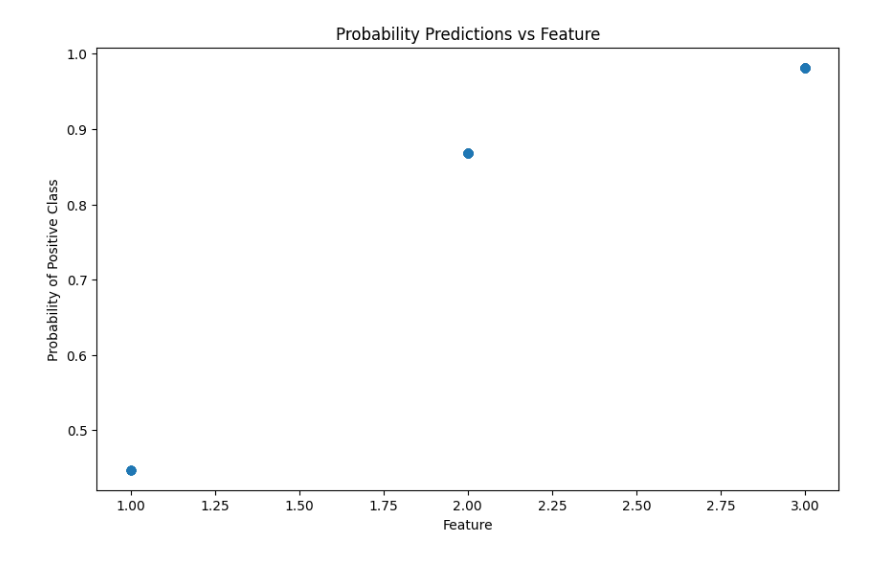
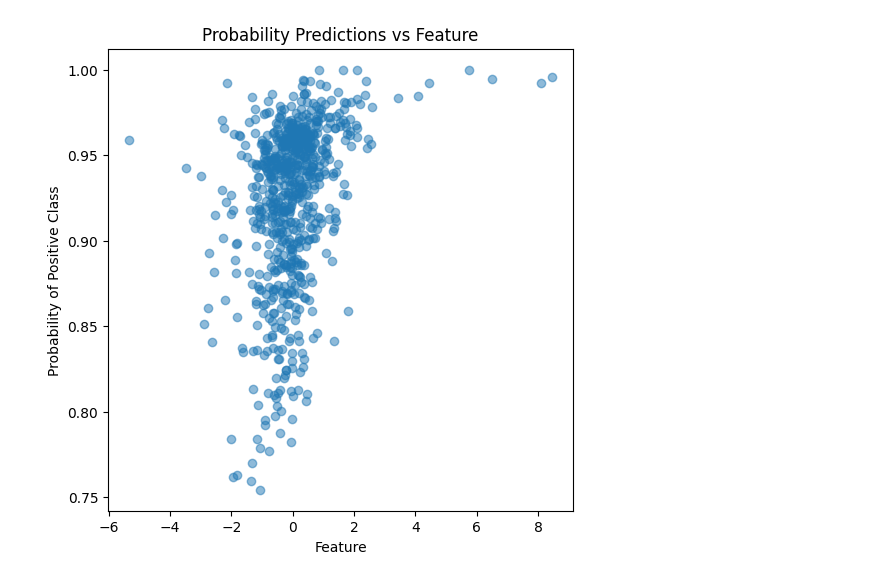
Before and after one commit to wonnpyon/ML-For-Beginners, a Jupyter notebook: Photometry/07SVMs.ipynb, the cells around one changed output. Drawn from its saved outputs; the diff is of its cells as text; code cells hidden in the pictures.

```diff
--- a/Photometry/07SVMs.ipynb
+++ b/Photometry/07SVMs.ipynb
@@ -5,7 +5,7 @@ from sklearn.linear_model import LogisticRegression
 from sklearn.metrics import classification_report, confusion_matrix
 from sklearn.preprocessing import StandardScaler
 # %%
-behav = pd.read_csv('C:/Users/Wonn/Documents/GitHub/ML-For-Beginners/Photometry/data/300behavior.csv')
+behav = pd.read_csv('C:/Users/wonnp/Documents/GitHub/ML-For-Beginners/Photometry/data/100to300behavior.csv')
 
 # Assuming behav is your DataFrame and it's already imported
 # Replace all occurrences of 3 with 2 in the 'NextLever' column
@@ -56,6 +56,6 @@ See the caveats in the documentation: https://pandas.pydata.org/pandas-docs/stab
 # %%
 
-feature_names = ['LeverAUC', 'HLAUC','NextLever']
+feature_names = ['Trial#','LeverZmax', 'LeverAUC', 'NextLever']
 df_filtered = df[feature_names]
 # %%
 from sklearn.svm import SVC
@@ -79,7 +79,7 @@ X_test_scaled = scaler.transform(X_test)
 
 # Creating the SVM model
 # 'class_weight='balanced'' will automatically adjust weights inversely proportional to class frequencies
-svm_model = SVC(kernel='linear', class_weight='balanced', probability=True)
+svm_model = SVC(kernel='poly', class_weight='balanced', probability=True)
 
 # Fitting the model to the training data
 svm_model.fit(X_train_scaled, y_train)
@@ -162,20 +186,21 @@ plt.show()
 # %%
 import matplotlib.pyplot as plt
+import numpy as np
 
 # Choose a feature for the x-axis
-feature_for_x_axis = X_test['Lever']  # Replace 'feature_name' with your chosen feature
+feature_for_x_axis = X_test_scaled[:,2]  # Replace 'feature_name' with your chosen feature
 
 # Sorting the values for better visualization
-sorted_indices = feature_for_x_axis.argsort()
-sorted_feature = feature_for_x_axis.iloc[sorted_indices]
+sorted_indices = np.argsort(feature_for_x_axis)
+sorted_feature = feature_for_x_axis[sorted_indices]
 sorted_probabilities = probabilities[sorted_indices]
 
 # Plotting
-plt.figure(figsize=(10, 6))
+plt.figure(figsize=(6,6))
 plt.scatter(sorted_feature, sorted_probabilities, alpha=0.5)
 plt.xlabel('Feature')
 plt.ylabel('Probability of Positive Class')
 plt.title('Probability Predictions vs Feature')
 plt.show()
 # %% [output]
-[figure, old version]
+[figure, new version]
```
Also changed, not shown: parts of 7 cells of this notebook.
